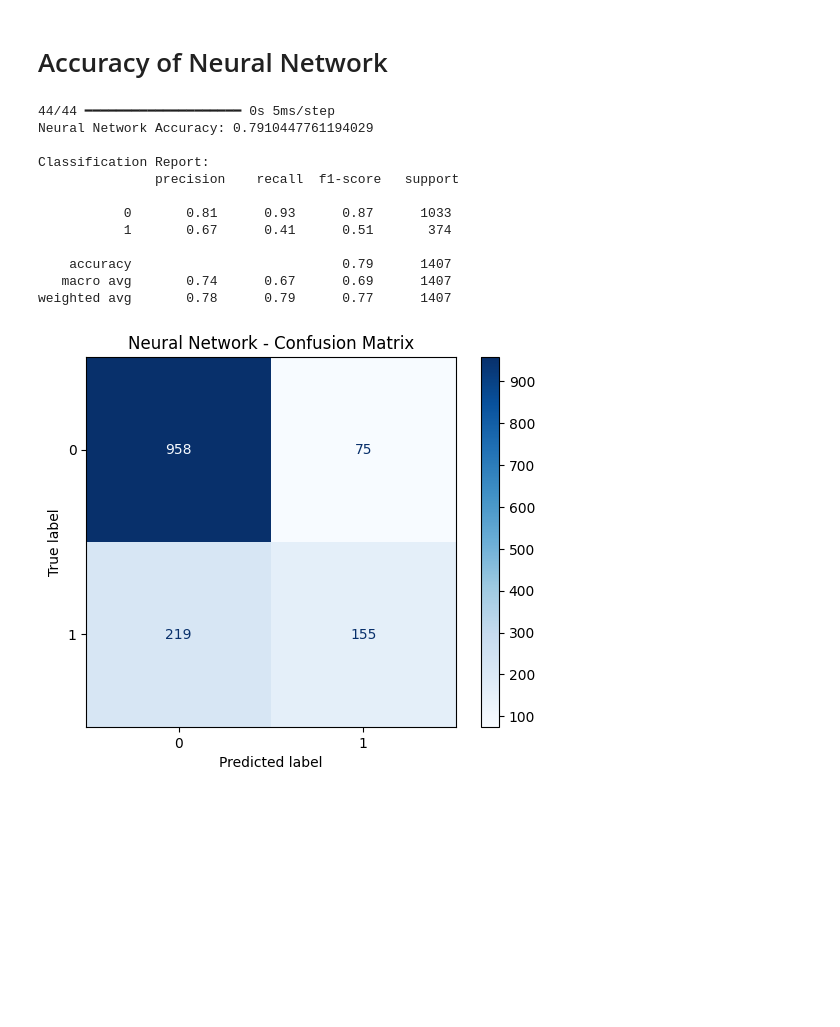
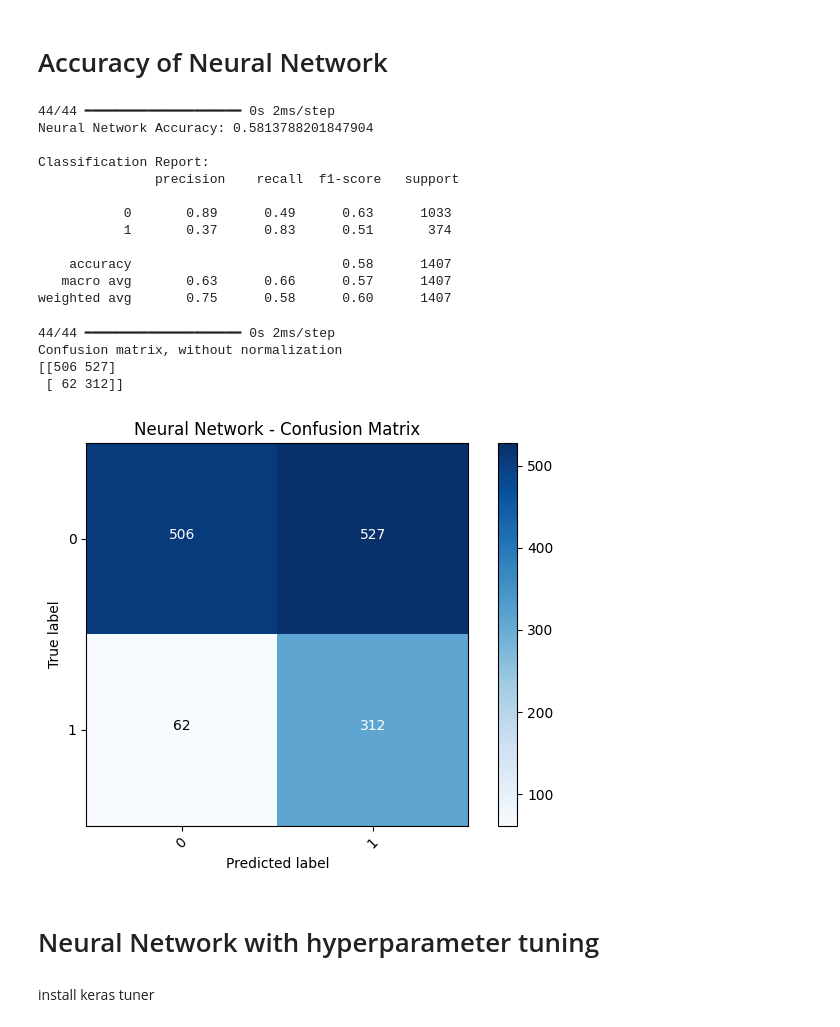
Before and after one commit to samhashiyam/MachineLearning, a Jupyter notebook: MLcwipynb.ipynb, the cells around one changed output. Drawn from its saved outputs; the diff is of its cells as text; code cells hidden in the pictures; blank space fills up the shorter version.

Commit message:
Tuned Neural Network model

```diff
--- a/MLcwipynb.ipynb
+++ b/MLcwipynb.ipynb
@@ -465,23 +452,16 @@ y_pred_nn = (y_pred_nn_prob > 0.5).astype(int)
 
 print("Neural Network Accuracy:", accuracy_score(y_test, y_pred_nn))
 print("\nClassification Report:\n", classification_report(y_test, y_pred_nn))
-
-cm_nn = confusion_matrix(y_test, y_pred_nn)
-disp = ConfusionMatrixDisplay(confusion_matrix=cm_nn)
-disp.plot(cmap='Blues')
-plt.title("Neural Network - Confusion Matrix")
-plt.show()
 # %% [output]
-44/44 ━━━━━━━━━━━━━━━━━━━━ 0s 5ms/step
-Neural Network Accuracy: 0.7910447761194029
+44/44 ━━━━━━━━━━━━━━━━━━━━ 0s 2ms/step
+Neural Network Accuracy: 0.5813788201847904
 
 Classification Report:
                precision    recall  f1-score   support
 
-           0       0.81      0.93      0.87      1033
-           1       0.67      0.41      0.51       374
+           0       0.89      0.49      0.63      1033
+           1       0.37      0.83      0.51       374
 
-    accuracy                           0.79      1407
-   macro avg       0.74      0.67      0.69      1407
-weighted avg       0.78      0.79      0.77      1407
+    accuracy                           0.58      1407
+   macro avg       0.63      0.66      0.57      1407
+weighted avg       0.75      0.58      0.60      1407
-[figure, removed]
@@ -487,0 +470,51 @@ weighted avg       0.78      0.79      0.77      1407
+# %%
+def plot_confusion_matrix(cm, classes, normalize=False,
+                          title='Confusion matrix',
+                          cmap=plt.cm.Blues):
+    if normalize:
+        cm = cm.astype('float') / cm.sum(axis=1)[:, np.newaxis]
+        print("Normalized confusion matrix")
+    else:
+        print("Confusion matrix, without normalization")
+
+    print(cm)
+
+    plt.imshow(cm, interpolation='nearest', cmap=cmap)
+    plt.title(title)
+    plt.colorbar()
+    tick_marks = np.arange(len(classes))
+    plt.xticks(tick_marks, classes, rotation=45)
+    plt.yticks(tick_marks, classes)
+
+    fmt = '.2f' if normalize else 'd'
+    thresh = cm.max() / 2.
+    for i,j in itertools.product(range(cm.shape[0]), range(cm.shape[1])):
+        plt.text(j, i, format(cm[i,j], fmt),
+                 horizontalalignment='center',
+                 color="white" if cm[i,j] > thresh else "black")
+
+    plt.ylabel('True label')
+    plt.xlabel('Predicted label')
+    plt.tight_layout()
+
+# Predict on test data
+y_pred_prob = model.predict(X_test)
+y_pred_nn = (y_pred_prob > 0.5).astype(int)
+
+# Compute confusion matrix
+cm_nn = confusion_matrix(y_test, y_pred_nn)
+
+# Plot using custom function
+plot_confusion_matrix(cm_nn, classes=[0,1], normalize=False,
+                      title="Neural Network - Confusion Matrix")
+plt.show()
+# %% [output]
+44/44 ━━━━━━━━━━━━━━━━━━━━ 0s 2ms/step
+Confusion matrix, without normalization
+[[506 527]
+ [ 62 312]]
+[figure, added]
+# %% [markdown]
+# Neural Network with hyperparameter tuning
+# %% [markdown]
+install keras tuner
```
Also changed, not shown: parts of 17 cells of this notebook.
